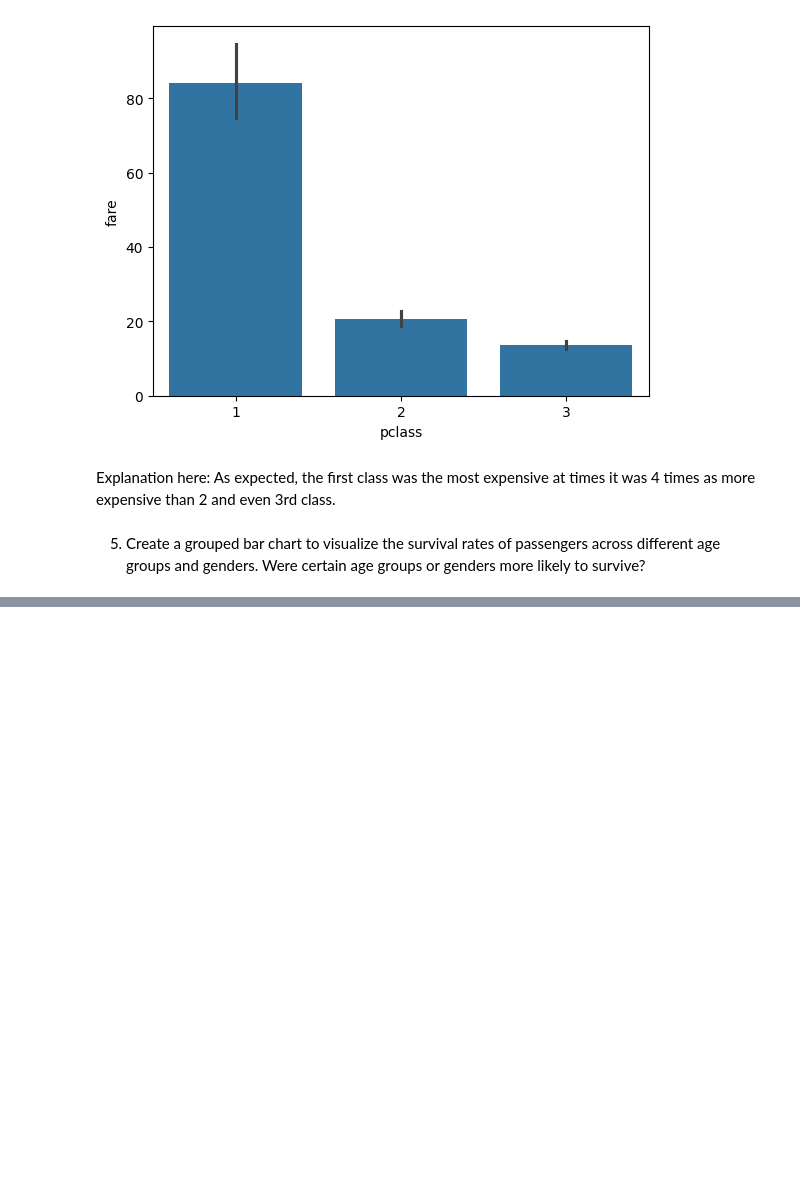
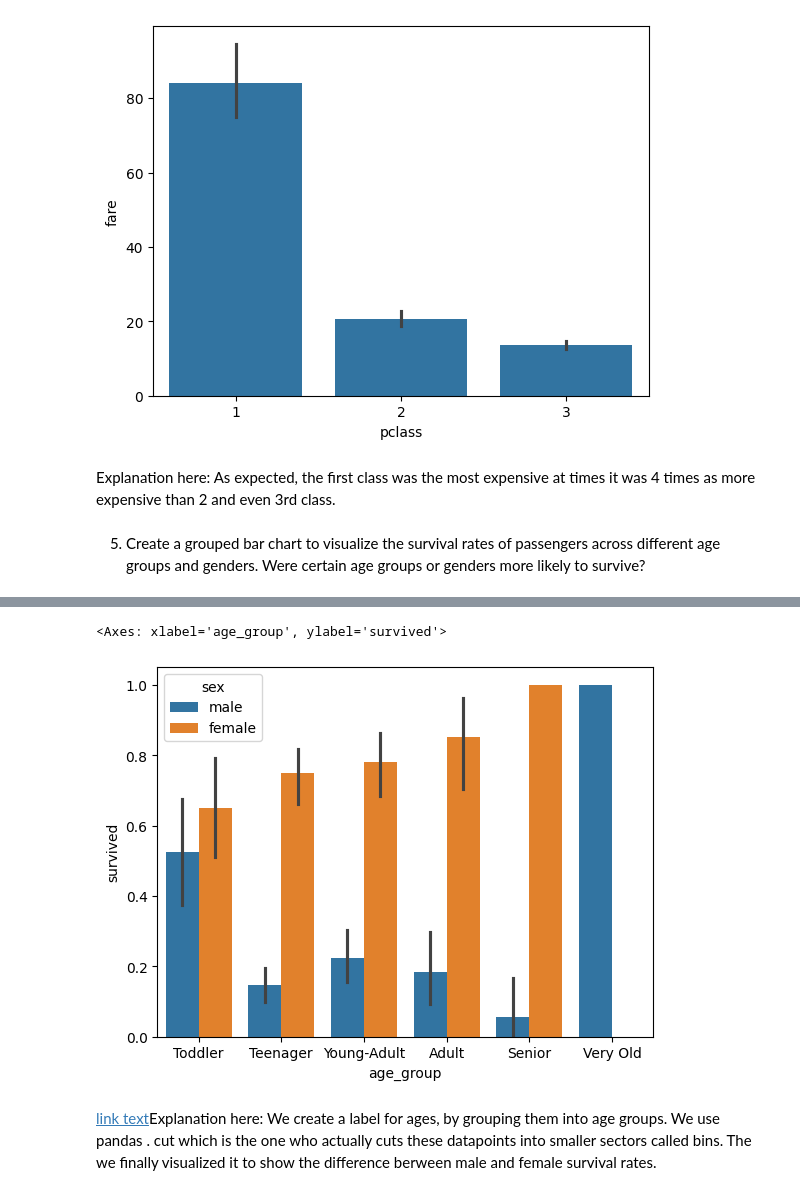
Before and after one commit to AlexanderG40/Data-Science, a Jupyter notebook: Week_4_Assignment_4_1.ipynb, the cells around one changed output, grey strips where cells are left out. Cells and saved outputs as stored; diff of their text form; code cells hidden in the pictures; blank space fills up the shorter version.

```diff
--- a/Week_4_Assignment_4_1.ipynb
+++ b/Week_4_Assignment_4_1.ipynb
@@ -61,0 +71,9 @@ sns.barplot(data = titanic, x="sex", y="survived", hue="age")
+# %%
+# Code here
+import seaborn as sns
+import pandas as pd
+titanic = sns.load_dataset("titanic")
+age_bins = [0, 15, 30, 45, 60, 75, 100]
+age_labels = ['Toddler', 'Teenager', 'Young-Adult', 'Adult', 'Senior', 'Very Old']
+titanic['age_group'] = pd.cut(titanic['age'], bins=age_bins, labels=age_labels)
+titanic.head()
@@ -61,0 +87,7 @@ sns.barplot(data = titanic, x="sex", y="survived", hue="age")
+# %%
+sns.barplot(data = titanic, x="age_group", y="survived", hue= "sex")
+# %% [output]
+<Axes: xlabel='age_group', ylabel='survived'>
+[figure, added]
+# %% [markdown]
+[link text](https://)Explanation here: We create a label for ages, by grouping them into age groups. We use pandas . cut which is the one who actually cuts these datapoints into smaller sectors called bins. The we finally visualized it to show the difference berween male and female survival rates.
```
Also changed, not shown: parts of 5 cells of this notebook.
